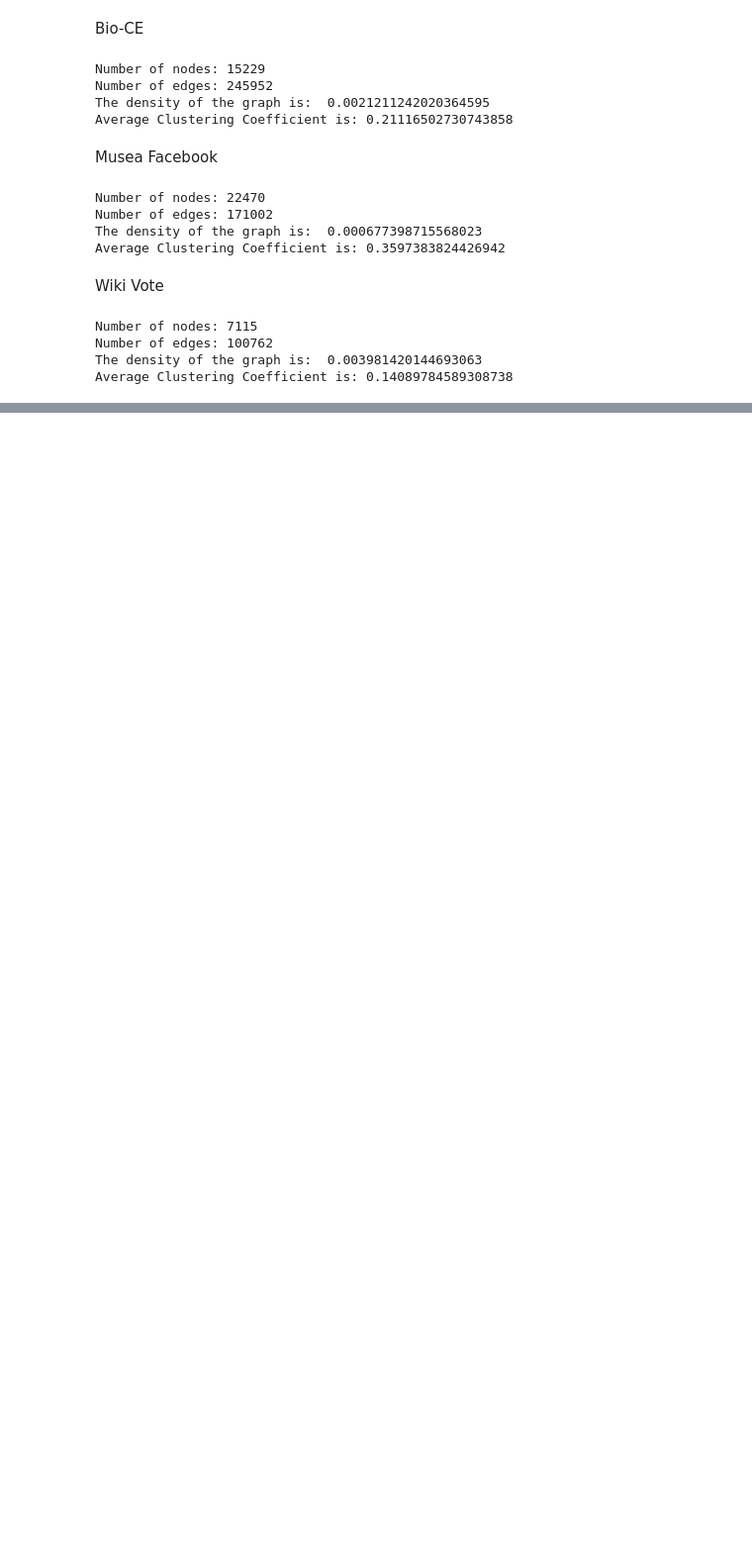
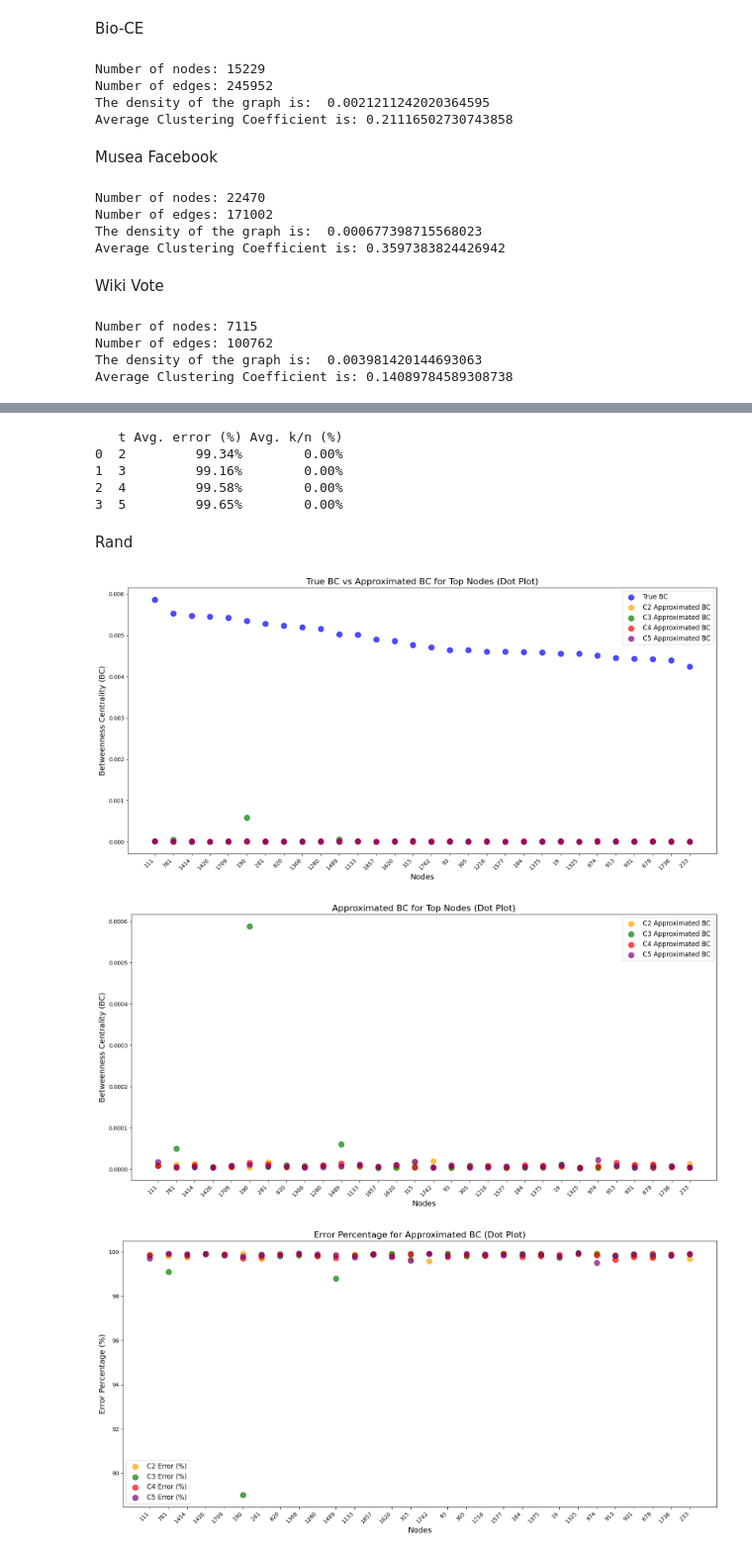
Before and after one commit to Knightjulius/BetweenMyAss, a Jupyter notebook: Testing.ipynb, the cells around one changed output, grey strips where cells are left out. Shown at 99% size. Saved outputs shown, nothing was run; the diff lists cells and outputs as text; code cells hidden in the pictures; blank space fills up the shorter version.

```diff
--- a/Testing.ipynb
+++ b/Testing.ipynb
@@ -337,0 +721,31 @@ calculate_and_save_betweenness(G, 'WikiVote')
+# %%
+
+# Example Usage
+graph_name = 'Rand'  # Replace with the graph you want to analyze
+c_values = [2, 3, 4, 5]  # C values
+dataset = generate_bc_dataset(graph_name, top_nodes_only=False)  # Generate full dataset for the graph
+
+results_table = generate_graph_results_table(graph_name, c_values, dataset)
+
+# Display the results table
+print(results_table)
+# %% [output]
+   t Avg. error (%) Avg. k/n (%)
+0  2         99.34%        0.00%
+1  3         99.16%        0.00%
+2  4         99.58%        0.00%
+3  5         99.65%        0.00%
+# %% [markdown]
+Rand
+# %%
+graph_name = 'Rand'
+dataset = generate_bc_dataset(graph_name)
+
+plot_bc_dotplot(dataset)
+plot_approximated_bc_dotplot(dataset)
+plot_error_percentage(dataset)
+plot_totalnodes_to_numssp_ratio('Rand', dataset)
+# %% [output]
+[figure, added]
+[figure, added]
+[figure, added]
```
Also changed, not shown: parts of 20 cells of this notebook, 2 other files.
